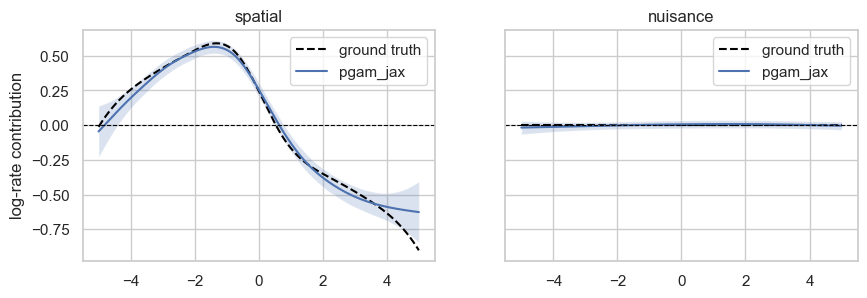
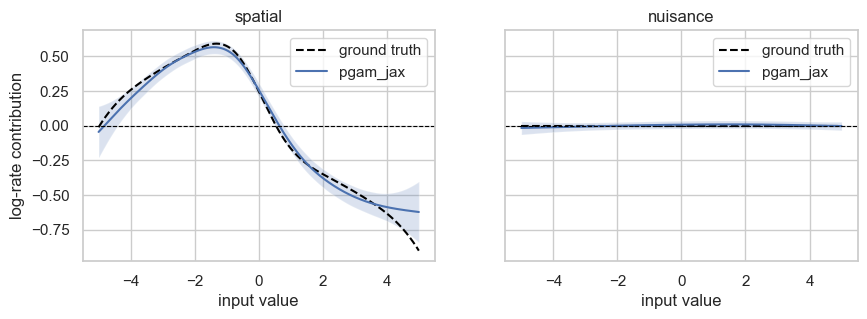
Code edit (unified diff) that turned the first committed figure into the second:
--- before
+++ after
@@ -22,3 +22,4 @@
 for axi in ax:
     axi.axhline(0, color="black", lw=0.8, ls="--")
+    axi.set_xlabel("input value")
     axi.legend()

Commit: Update quick_start_temporal notebook